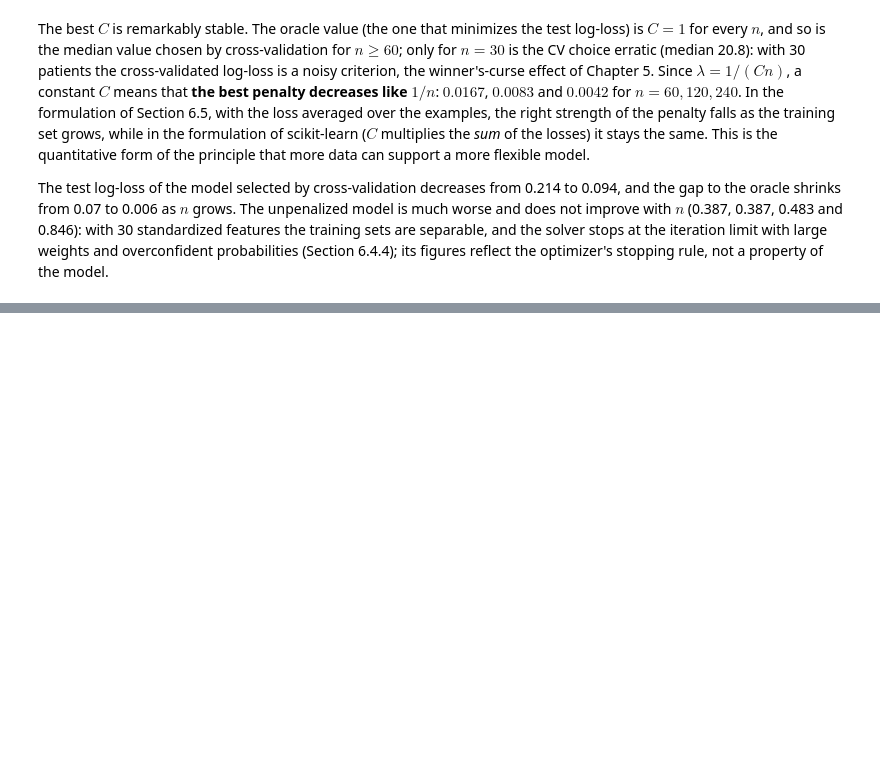
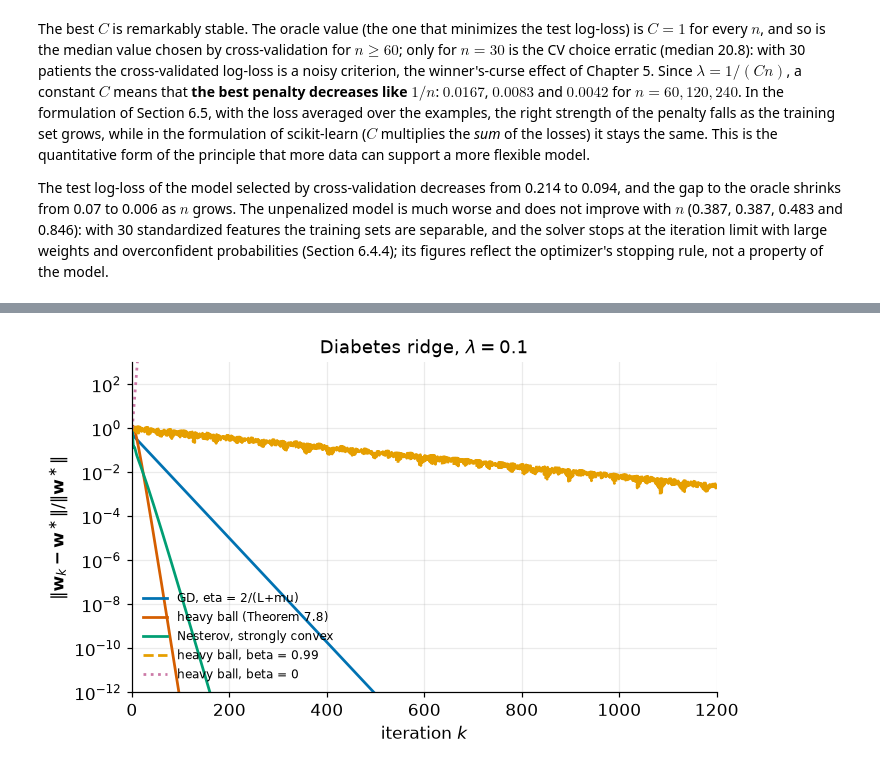
Before and after one commit to Brosss98/machine-learning-with-python-book, a Jupyter notebook: appendices/appendix_c_solutions.ipynb, the cells around one changed output, grey strips where cells are left out. Cells and saved outputs as stored; diff of their text form; code cells hidden in the pictures; blank space fills up the shorter version.

```diff
--- a/appendices/appendix_c_solutions.ipynb
+++ b/appendices/appendix_c_solutions.ipynb
@@ -2085,0 +2309,71 @@ The test log-loss of the model selected by cross-validation decreases from 0.214
+# %%
+def solution_7_8():
+    from sklearn.datasets import load_diabetes
+    from sklearn.model_selection import train_test_split
+    from sklearn.preprocessing import StandardScaler
+
+    diab = load_diabetes()
+    Xtr, _, ytr, _ = train_test_split(diab.data, diab.target, test_size=0.25, random_state=SEED)
+    Z = StandardScaler().fit_transform(Xtr)
+    n, lam = len(ytr), 0.1
+    yc = ytr - ytr.mean()
+    H = Z.T @ Z / n + lam * np.eye(Z.shape[1])
+    b = Z.T @ yc / n
+    ev = np.linalg.eigvalsh(H)
+    L, mu = ev[-1], ev[0]
+    kappa = L / mu
+    w_star = np.linalg.solve(H, b)
+    sk = np.sqrt(kappa)
+
+    def run(eta, beta, kind, iters=6000):
+        w, w_prev, dist = np.zeros(10), np.zeros(10), np.empty(iters)
+        for k in range(iters):
+            dist[k] = np.linalg.norm(w - w_star) / np.linalg.norm(w_star)
+            if not np.isfinite(dist[k]) or dist[k] > 1e12:
+                dist[k:] = np.inf
+                break
+            if kind == "hb":
+                w_new = w - eta * (H @ w - b) + beta * (w - w_prev)
+            else:
+                y = w + beta * (w - w_prev)
+                w_new = y - eta * (H @ y - b)
+            w_prev, w = w, w_new
+        return dist
+
+    def count(d, tol=1e-8):
+        above = np.flatnonzero(d >= tol)
+        k = int(above[-1]) + 1 if len(above) else 0
+        return k if k < len(d) else None
+
+    eta_hb = 4 / (np.sqrt(L) + np.sqrt(mu)) ** 2
+    beta_hb = ((sk - 1) / (sk + 1)) ** 2
+    runs = {
+        "GD, eta = 2/(L+mu)": run(2 / (L + mu), 0.0, "hb"),
+        "heavy ball (Theorem 7.8)": run(eta_hb, beta_hb, "hb"),
+        "Nesterov, strongly convex": run(1 / L, (sk - 1) / (sk + 1), "nag"),
+        "heavy ball, beta = 0.99": run(eta_hb, 0.99, "hb"),
+        "heavy ball, beta = 0": run(eta_hb, 0.0, "hb"),
+    }
+    print(f"kappa = {kappa:.2f}, sqrt(kappa) = {sk:.2f}; heavy-ball eta = {eta_hb:.3f} (2/L = {2 / L:.3f}), beta = {beta_hb:.4f}")
+    cnt = {k: count(v) for k, v in runs.items()}
+    for k, v in cnt.items():
+        print(f"  {k:<28} {v if v else 'not reached'}")
+    print(f"(a) iterations(GD) / iterations(heavy ball) = {cnt['GD, eta = 2/(L+mu)'] / cnt['heavy ball (Theorem 7.8)']:.1f}, "
+          f"iterations(GD) / iterations(Nesterov) = {cnt['GD, eta = 2/(L+mu)'] / cnt['Nesterov, strongly convex']:.1f}; sqrt(kappa) = {sk:.1f}")
+    d99 = runs["heavy ball, beta = 0.99"]
+    print(f"(b) beta = 0.99: the distance after 100, 1000, 3000 iterations is {d99[100]:.1e}, {d99[1000]:.1e}, {d99[3000]:.1e}; "
+          f"it increases at {100 * np.mean(np.diff(d99[:600]) > 0):.0f}% of the first 600 iterations (oscillation)")
+    d0 = runs["heavy ball, beta = 0"]
+    print(f"    beta = 0 keeps the heavy-ball step {eta_hb:.3f} > 2/L = {2 / L:.3f}: plain gradient descent diverges (distance above 1e12 at iteration {int(np.flatnonzero(~np.isfinite(d0))[0])})")
+    fig, ax = plt.subplots(figsize=(6.6, 4.0))
+    for (name, d), color, ls in zip(runs.items(), [BLUE, VERMILION, GREEN, ORANGE, PURPLE], ["-", "-", "-", "--", ":"]):
+        ax.plot(np.maximum(d, 1e-14), color=color, ls=ls, lw=1.8, label=name)
+    ax.set(yscale="log", xlim=(0, 1200), ylim=(1e-12, 1e3), xlabel="iteration $k$", ylabel=r"$\|\mathbf{w}_k - \mathbf{w}^\ast\| / \|\mathbf{w}^\ast\|$",
+           title="Diabetes ridge, $\\lambda = 0.1$")
+    ax.legend(frameon=False, fontsize=8, loc="lower left")
+    fig.tight_layout()
+    plt.show()
+
+
+solution_7_8()
+# %% [output]
@@ -2085,0 +2389 @@ The test log-loss of the model selected by cross-validation decreases from 0.214
+[figure, added]
```
Also changed, not shown: parts of 11 cells of this notebook, 11 other files.
